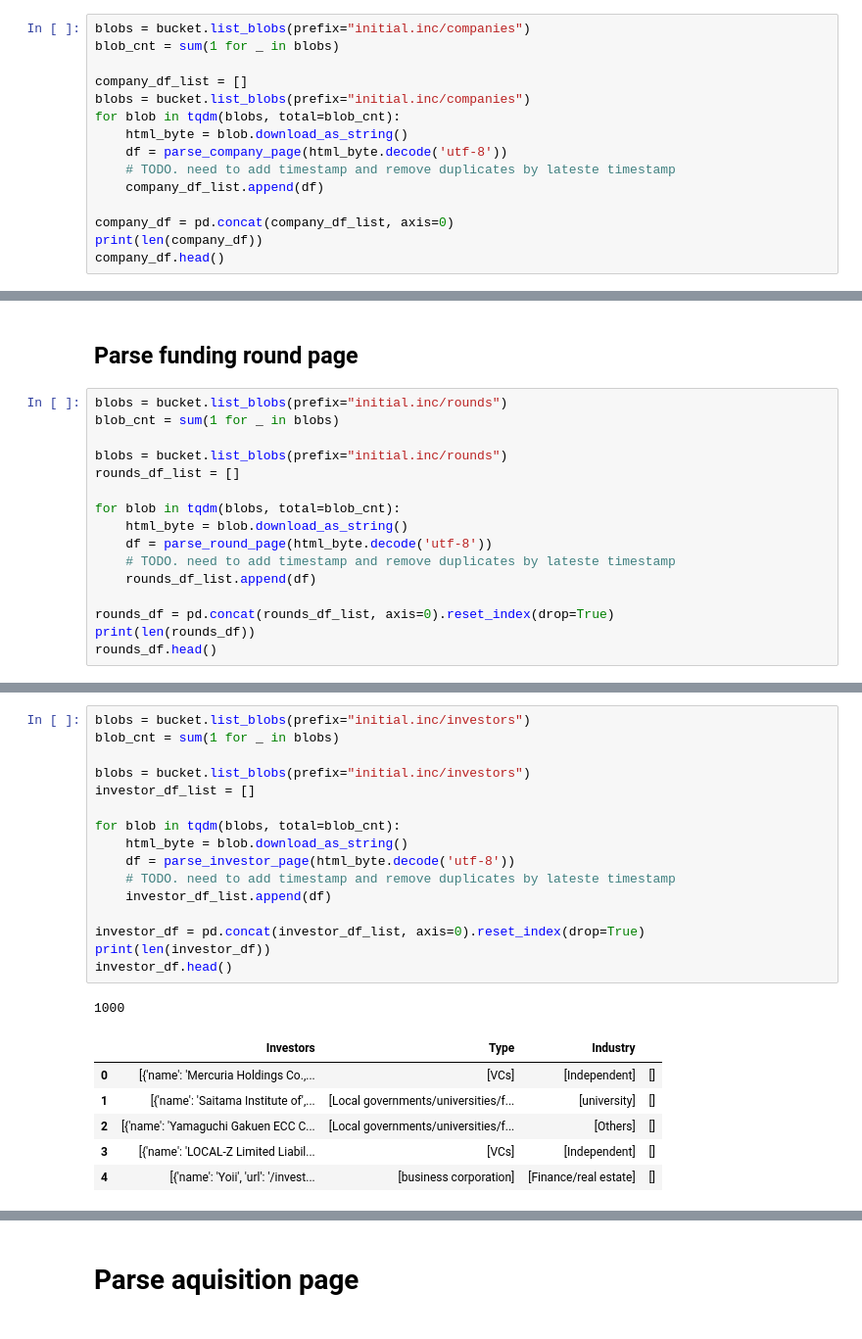
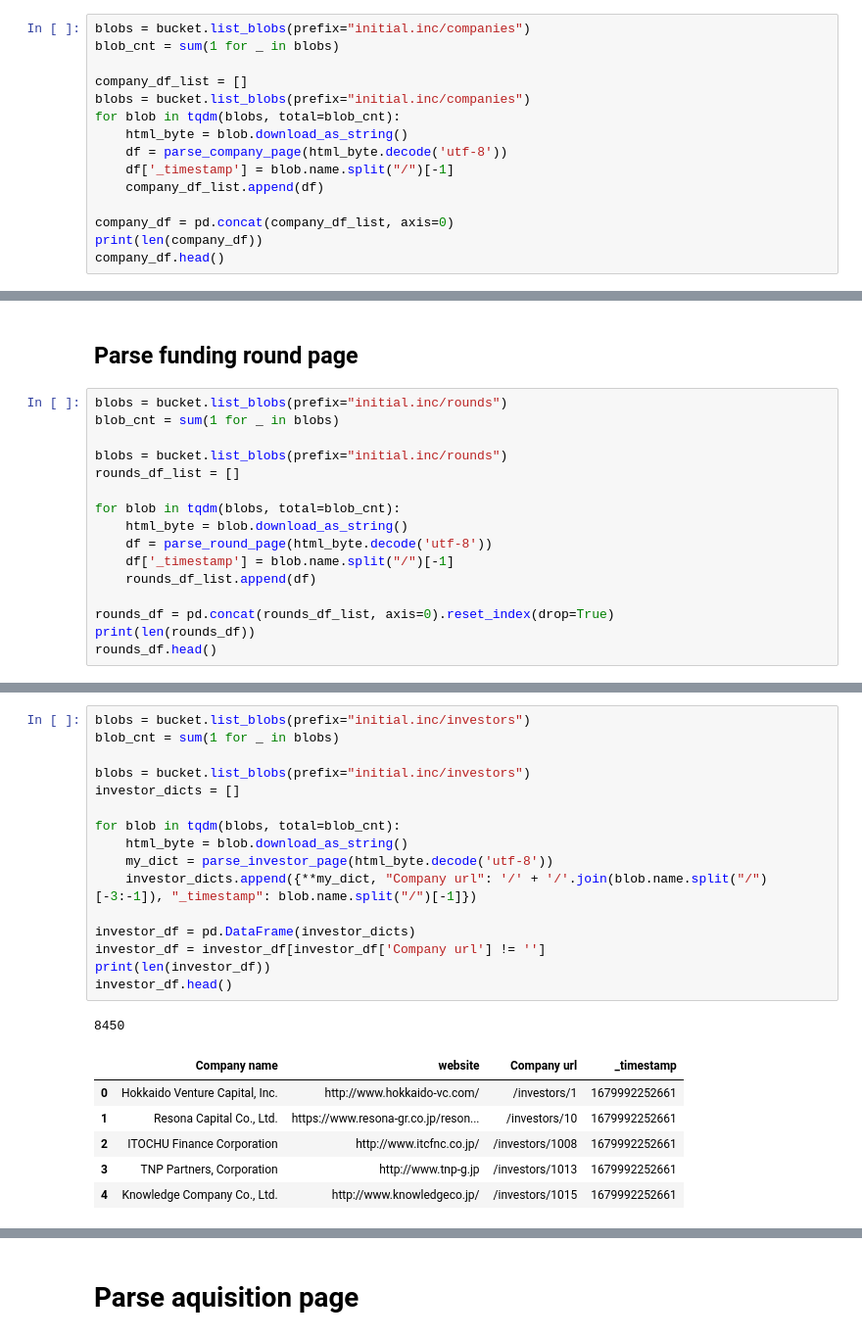
Before and after one commit to ENsu/initial-scripts, a Jupyter notebook: merge_pages_from_gcs.ipynb, the cells around one changed output, grey strips where cells are left out. Shown at 98% size. Saved outputs shown, nothing was run; the diff lists cells and outputs as text.

```diff
--- a/merge_pages_from_gcs.ipynb
+++ b/merge_pages_from_gcs.ipynb
@@ -32,7 +29,7 @@ blobs = bucket.list_blobs(prefix="initial.inc/companies")
 for blob in tqdm(blobs, total=blob_cnt):
     html_byte = blob.download_as_string()
     df = parse_company_page(html_byte.decode('utf-8'))
-    # TODO. need to add timestamp and remove duplicates by lateste timestamp
+    df['_timestamp'] = blob.name.split("/")[-1]
     company_df_list.append(df)
 
 company_df = pd.concat(company_df_list, axis=0)
@@ -75,7 +67,7 @@ rounds_df_list = []
 for blob in tqdm(blobs, total=blob_cnt):
     html_byte = blob.download_as_string()
     df = parse_round_page(html_byte.decode('utf-8'))
-    # TODO. need to add timestamp and remove duplicates by lateste timestamp
+    df['_timestamp'] = blob.name.split("/")[-1]
     rounds_df_list.append(df)
 
 rounds_df = pd.concat(rounds_df_list, axis=0).reset_index(drop=True)
@@ -106,26 +98,26 @@ rounds_df.head()
 # %%
 blobs = bucket.list_blobs(prefix="initial.inc/investors")
 blob_cnt = sum(1 for _ in blobs)
 
 blobs = bucket.list_blobs(prefix="initial.inc/investors")
-investor_df_list = []
+investor_dicts = []
 
 for blob in tqdm(blobs, total=blob_cnt):
     html_byte = blob.download_as_string()
-    df = parse_investor_page(html_byte.decode('utf-8'))
-    # TODO. need to add timestamp and remove duplicates by lateste timestamp
-    investor_df_list.append(df)
+    my_dict = parse_investor_page(html_byte.decode('utf-8'))
+    investor_dicts.append({**my_dict, "Company url": '/' + '/'.join(blob.name.split("/")[-3:-1]), "_timestamp": blob.name.split("/")[-1]})
 
-investor_df = pd.concat(investor_df_list, axis=0).reset_index(drop=True)
+investor_df = pd.DataFrame(investor_dicts)
+investor_df = investor_df[investor_df['Company url'] != '']
 print(len(investor_df))
 investor_df.head()
 # %% [output]
-1000
+8450
-|  | Investors | Type | Industry |  |
-| 0 | [{'name': 'Mercuria Holdings Co.,... | [VCs] | [Independent] | [] |
-| 1 | [{'name': 'Saitama Institute of',... | [Local governments/universities/f... | [university] | [] |
-| 2 | [{'name': 'Yamaguchi Gakuen ECC C... | [Local governments/universities/f... | [Others] | [] |
-| 3 | [{'name': 'LOCAL-Z Limited Liabil... | [VCs] | [Independent] | [] |
-| 4 | [{'name': 'Yoii', 'url': '/invest... | [business corporation] | [Finance/real estate] | [] |
+|  | Company name | website | Company url | _timestamp |
+| 0 | Hokkaido Venture Capital, Inc. | http://www.hokkaido-vc.com/ | /investors/1 | 1679992252661 |
+| 1 | Resona Capital Co., Ltd. | https://www.resona-gr.co.jp/reson... | /investors/10 | 1679992252661 |
+| 2 | ITOCHU Finance Corporation | http://www.itcfnc.co.jp/ | /investors/1008 | 1679992252661 |
+| 3 | TNP Partners, Corporation | http://www.tnp-g.jp | /investors/1013 | 1679992252661 |
+| 4 | Knowledge Company Co., Ltd. | http://www.knowledgeco.jp/ | /investors/1015 | 1679992252661 |
 # %%
 investor_df = post_process_investor_df(investor_df)
```
Also changed, not shown: parts of 38 cells of this notebook, 3 other files.
